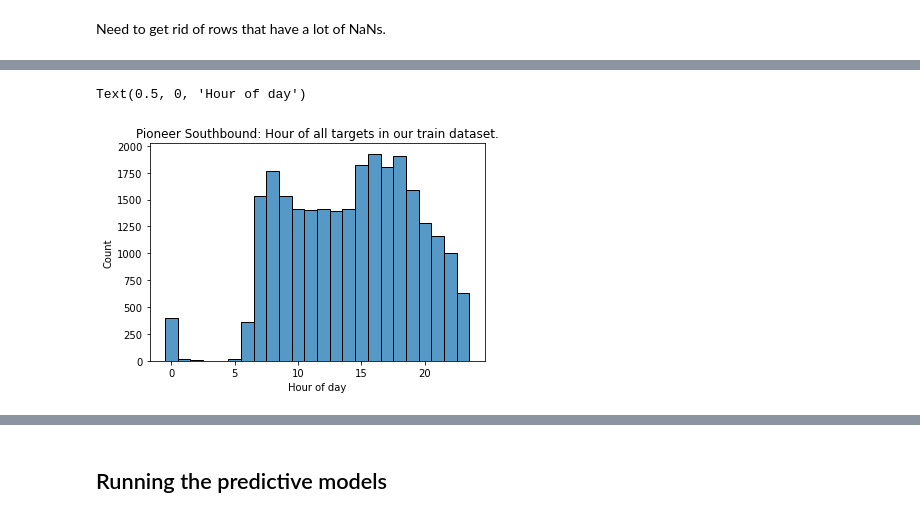
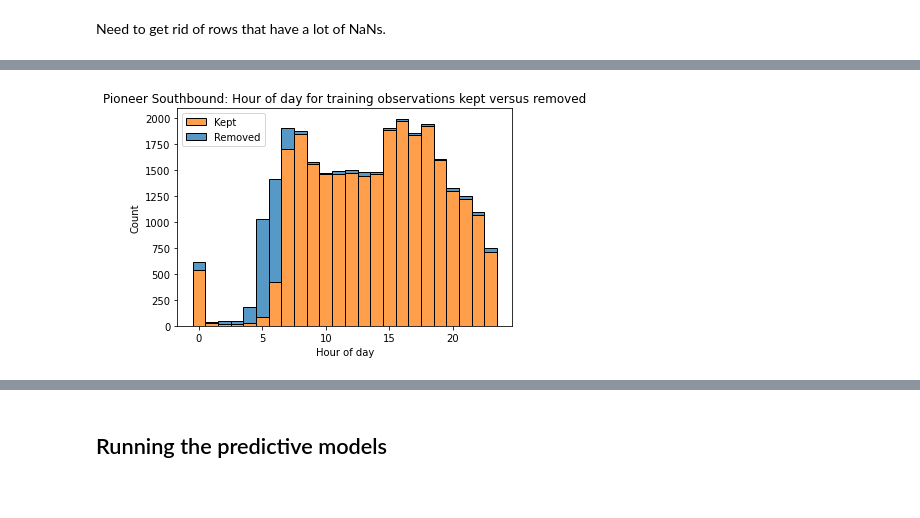
Before and after one commit to augustposch/seattle, a Jupyter notebook: notebooks/Predictive_Models.ipynb, the cells around one changed output, grey strips where cells are left out. Cells and saved outputs as stored; diff of their text form; code cells hidden in the pictures.

```diff
--- a/notebooks/Predictive_Models.ipynb
+++ b/notebooks/Predictive_Models.ipynb
@@ -82,5 +82,5 @@ Note that Pioneer is sta_ID 12, so Pioneer Southbound is stadir_ID 1211.
 # %%
-pioneer = df.loc[df['stadir_ID']==1211,
+pioneer = df04.loc[df04['stadir_ID']==1211,
        ['railcar ID','DOY','stop arrival time','passwithin']].sort_values('stop arrival time')
 # %%
 pioneer_ts = pioneer.set_index('stop arrival time', drop=True)['passwithin']
@@ -109,2 +89,2 @@ def get_features_8x15min(pioneer, pioneer_ts, obs):
 # %%
-pioneer = get_features_8x15min(pioneer, pioneer_ts, 1318946)
+pioneer = pmh.get_features_10x15min(pioneer, pioneer_ts)
@@ -111,7 +103,0 @@ pioneer = get_features_8x15min(pioneer, pioneer_ts, 1318946)
-# %%
-counter = 0
-for obs in pioneer.index:
-    pioneer = get_features_8x15min(pioneer, pioneer_ts, obs)
-    counter += 1
-    if counter % 1000 == 0:
-        print('did',counter,'rows so far')
@@ -136,5 +108,5 @@ did 29000 rows so far
 # %%
-X, y = pioneer.loc[:,'FMP_0':'FMP_7'], pioneer.loc[:,'passwithin']
+X, y = pioneer.loc[:,'FMP_0':'FMP_9'], pioneer.loc[:,'passwithin']
 tridx = X.index.intersection(df04_train.index)
 X_train, y_train = X.loc[tridx,:], y[tridx]
 # %%
@@ -224,12 +207,14 @@ Text(0.5, 1.0, 'Hour of targets with two NaN features in a row, did not get inte
 # %%
-# look into the observations that were first-pass filtered out:
-# DO a KDE using stop arrival time
-sns.histplot(x=pioneer.loc[X_train4.index,'stop arrival time'].dt.hour,
-             discrete=True
-             #hue=pioneer.loc[early_na,:]
-            )
-plt.title('Pioneer Southbound: Hour of all targets in our train dataset.')
+# look into the observations that were kept in:
+# Do a hist using stop arrival time
+arrival_times = pioneer.loc[tridx,'stop arrival time']
+
+sns.histplot(x=arrival_times.dt.hour, discrete=True, hue=~obs_w_na, multiple='stack',
+             hue_order=[0,1])
+plt.title('Pioneer Southbound: Hour of day for training observations kept versus removed')
 plt.xlabel('Hour of day')
+new_l=['Kept','Removed']
+plt.legend(labels=new_l)
+plt.savefig('../images/PM_kept_thrown_obs.png', bbox_inches='tight')
 # %% [output]
-Text(0.5, 0, 'Hour of day')
-[figure, old version]
+[figure, new version]
```
Also changed, not shown: parts of 70 cells of this notebook, 8 other files.
